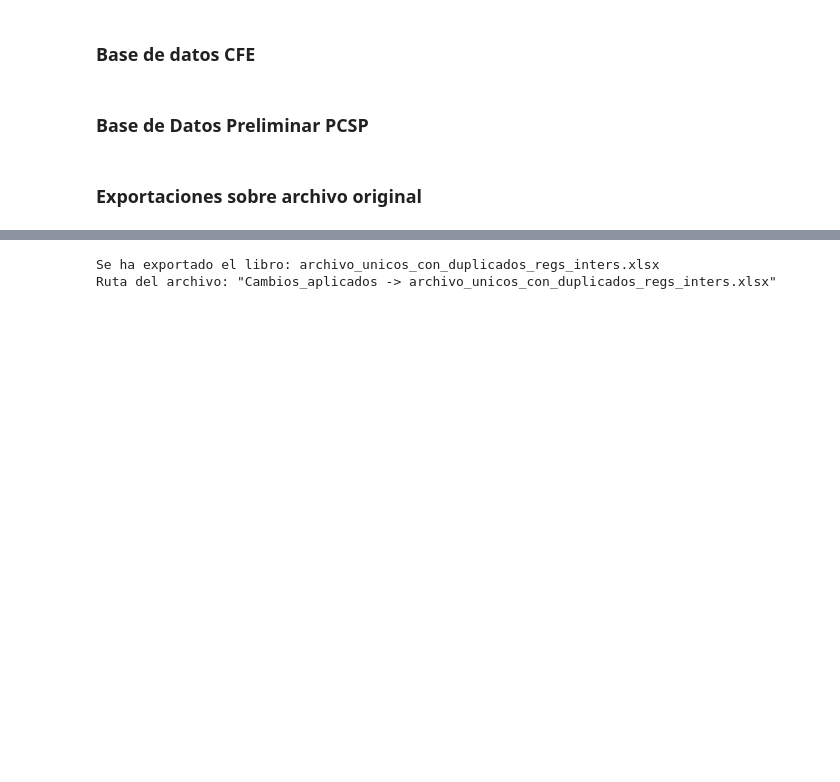
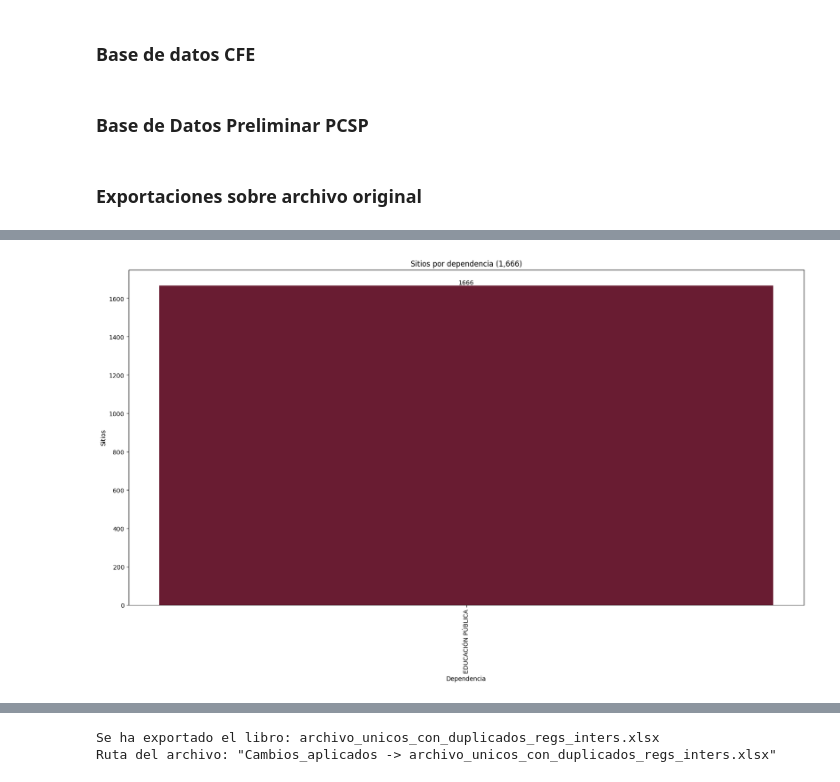
Before and after one commit to DavidItehua/compact_locs_ineg, a Jupyter notebook: v2_main_analisis_info.ipynb, the cells around one changed output, grey strips where cells are left out. Cells and saved outputs as stored; diff of their text form; code cells hidden in the pictures; blank space fills up the shorter version.

```diff
--- a/v2_main_analisis_info.ipynb
+++ b/v2_main_analisis_info.ipynb
@@ -1498,0 +1488,42 @@ Ruta del archivo: "Cambios_aplicados -> archivo_original_cruces_aplicados.xlsx"
+# %%
+#           ╔═╗╔═╗╔╗╔╔╦╗╔═╗╔═╗  ╔═╗╦╔╦╗╦╔═╗╔═╗  ╔═╗╔═╗╦═╗  ╔╦╗╔═╗╔═╗╔═╗╔╗╔╔╦╗╔═╗╔╗╔╔═╗╦╔═╗
+#           ║  ║ ║║║║ ║ ║╣ ║ ║  ╚═╗║ ║ ║║ ║╚═╗  ╠═╝║ ║╠╦╝   ║║║╣ ╠═╝║╣ ║║║ ║║║╣ ║║║║  ║╠═╣
+#           ╚═╝╚═╝╝╚╝ ╩ ╚═╝╚═╝  ╚═╝╩ ╩ ╩╚═╝╚═╝  ╩  ╚═╝╩╚═  ═╩╝╚═╝╩  ╚═╝╝╚╝═╩╝╚═╝╝╚╝╚═╝╩╩ ╩
+
+# agrupación de registros por dependencia
+conteo_regs_x_dep =  df.groupby(by='Dependencia*').agg(conteo_por_dependencia=('Dependencia*', 'count')).reset_index().sort_values(by='conteo_por_dependencia', ascending=False)
+
+# total ted
+total_regs_por_dep = '{:,}'.format(conteo_regs_x_dep['conteo_por_dependencia'].sum())
+
+# Crear una figura y un eje
+fig, ax = plt.subplots(figsize=(20, 10))
+
+# Crear un gráfico de barras
+ax.bar( conteo_regs_x_dep['Dependencia*'], conteo_regs_x_dep['conteo_por_dependencia'], width=0.75, color='#691C32')
+
+# Agregar etiquetas a las barras
+for x in ax.containers:
+    ax.bar_label(x, label_type='edge', fontsize=10)
+
+# Establecer los títulos y etiquetas de los ejes
+ax.set_title(f'Sitios por dependencia ({total_regs_por_dep})')
+ax.set_xlabel('Dependencia', fontsize=10)
+ax.set_ylabel('Sitios', fontsize=10)
+
+# cambiar las etiquetas del eje
+# ax.set_xticklabels(labels=conteo_regs_x_dep['acronym'],fontsize=10)
+
+# Girar las etiquetas del eje x
+ax.tick_params(axis='x', labelrotation=90)
+
+# Mostrar el gráfico
+plt.show()
+
+# exportar segmentación
+save_df_in_sheet_from_workbook(conteo_regs_x_dep, 'count_regs_by_dep', wb_original_results)
+
+# eliminación de variables
+del conteo_regs_x_dep, total_regs_por_dep, fig, ax
+# %% [output]
+[figure, added]
```
Also changed, not shown: parts of 21 cells of this notebook.
